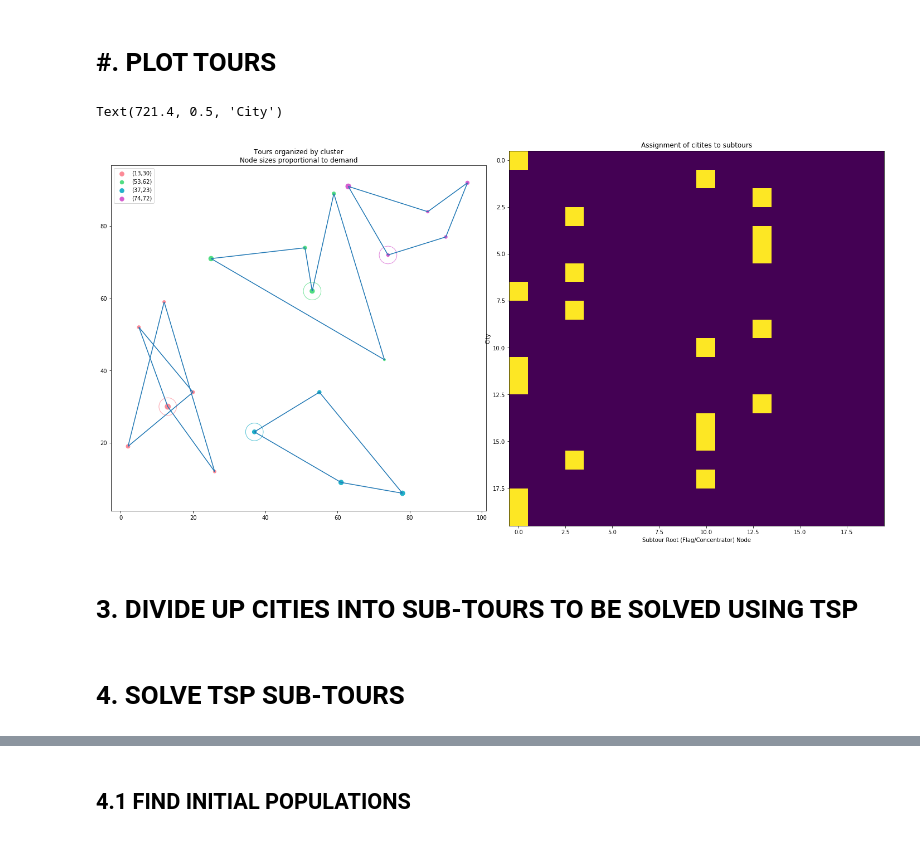
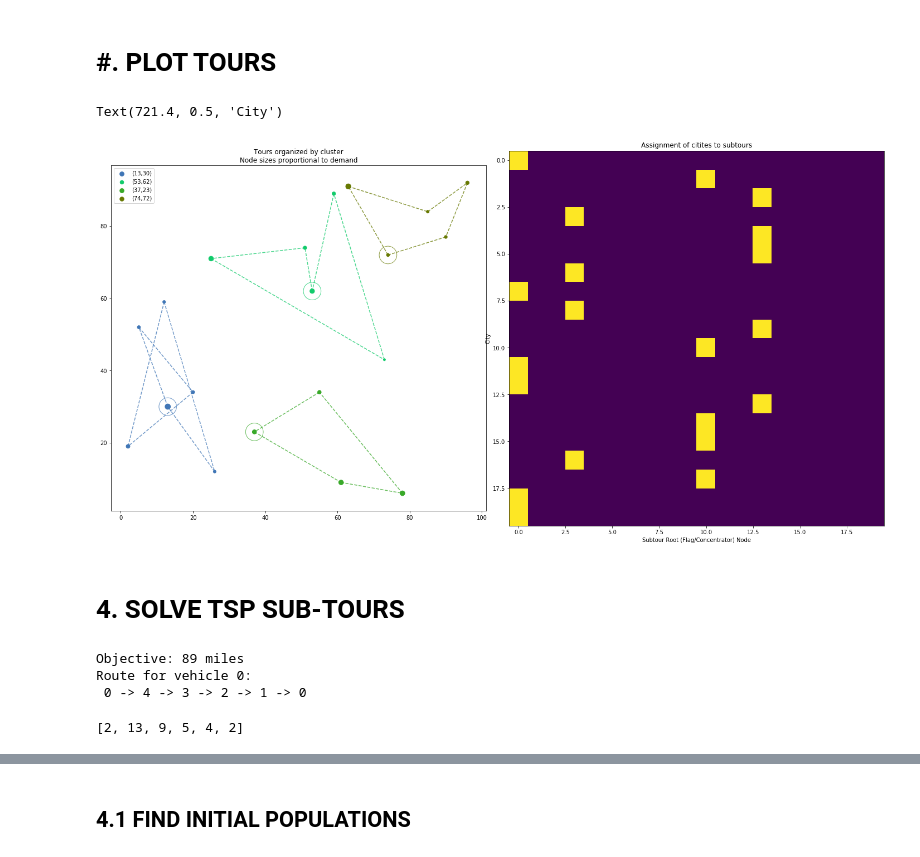
Before and after one commit to noahgarfinkle/ReservoirRegressionTrees, a Jupyter notebook: GroupProject.ipynb, the cells around one changed output, grey strips where cells are left out. Saved outputs shown, nothing was run; the diff lists cells and outputs as text; code cells hidden in the pictures.

```diff
--- a/GroupProject.ipynb
+++ b/GroupProject.ipynb
@@ -195,31 +199,29 @@ def convertTourToPathDF(tour,resultGDF):
 # %%
 fig = plt.figure(figsize=(20,10))
 ax1 = fig.add_subplot(1,2,1)
 ax2 = fig.add_subplot(1,2,2)
 fig.tight_layout()
 colors = ['#'+''.join([random.choice('0123456789ABCDEF') for j in range(6)]) for i in range(len(uniqueClusters))]
 for i in range(0,len(uniqueClusters)):
     # plot the nodes
     dfSubset = resultGDF[resultGDF["assignment"]==uniqueClusters[i]]
     dfSubset.plot(ax=ax1,color=colors[i],markersize=dfSubset["demand"],label=f"({cities.iloc[uniqueClusters[i]].x},{cities.iloc[uniqueClusters[i]].y})")
     # plot the tour
     testTour = list(resultGDF[resultGDF["assignment"]==uniqueClusters[i]]["City Index"])
     testTour.append(testTour[0])
-    convertTourToPathDF(testTour,resultGDF).plot(ax=ax1)
+    convertTourToPathDF(testTour,resultGDF).plot(ax=ax1,color=colors[i],ls="dashed",alpha=0.75)
     # plot the facilities
     dfFacility = resultGDF[resultGDF["City Index"]==uniqueClusters[i]]
     dfFacility.plot(ax=ax1,markersize=1000,marker="o",alpha=.75,facecolors='none', edgecolors=colors[i])
 ax1.set_title("Tours organized by cluster\nNode sizes proportional to demand")
 ax1.legend()
 # Plot assignments
 plt.imshow(assignments)
 ax2.set_title("Assignment of citites to subtours")
 ax2.set_xlabel("Subtour Root (Flag/Concentrator) Node")
 ax2.set_ylabel("City")
 # %% [output]
 Text(721.4, 0.5, 'City')
-[figure, old version]
+[figure, new version]
-# %% [markdown]
-# **3. DIVIDE UP CITIES INTO SUB-TOURS TO BE SOLVED USING TSP**
 # %% [markdown]
 # **4. SOLVE TSP SUB-TOURS**
@@ -225,0 +320,10 @@ Text(721.4, 0.5, 'City')
+# %%
+r = main(dfSubset)
+# %% [output]
+Objective: 89 miles
+Route for vehicle 0:
+ 0 -> 4 -> 3 -> 2 -> 1 -> 0
+# %%
+r
+# %% [output]
+[2, 13, 9, 5, 4, 2]
```
Also changed, not shown: parts of 6 cells of this notebook.
